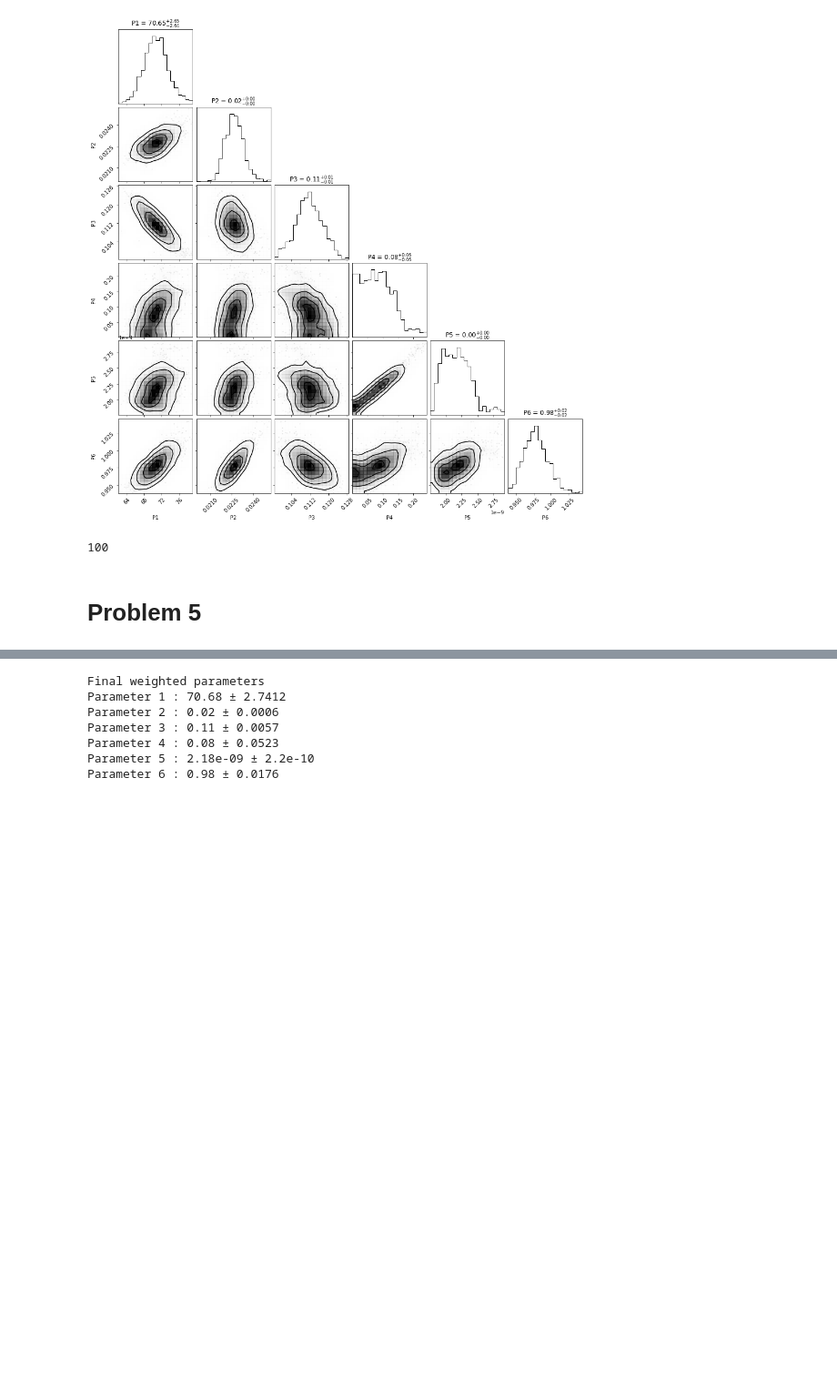
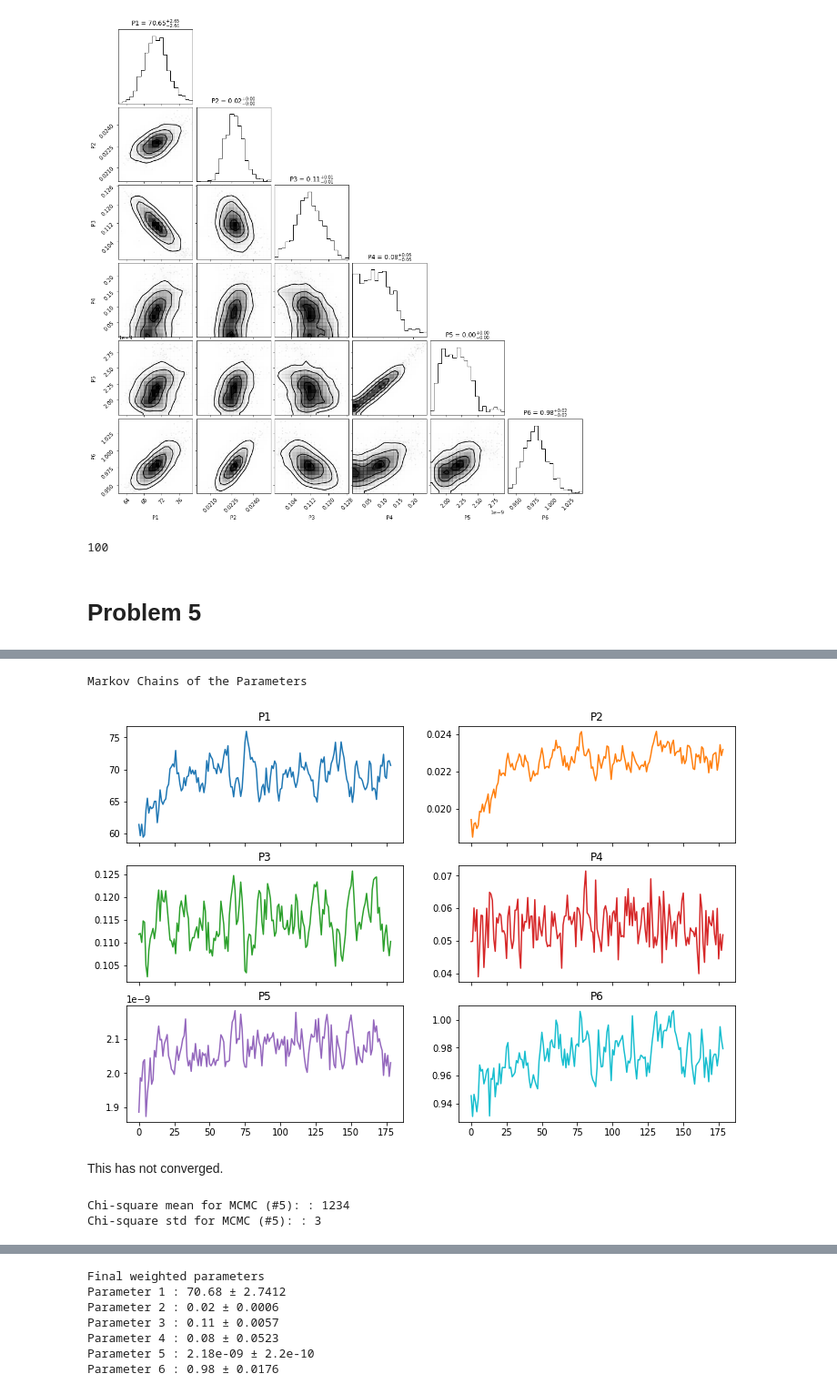
Before and after one commit to kinetic-kit/phys512, a Jupyter notebook: problem_sets/ProblemSet3.ipynb, the cells around one changed output, grey strips where cells are left out. Shown at 91% size. Cells and saved outputs as stored; diff of their text form; code cells hidden in the pictures; blank space fills up the shorter version.

```diff
--- a/problem_sets/ProblemSet3.ipynb
+++ b/problem_sets/ProblemSet3.ipynb
@@ -1027,24 +1077,38 @@ plt.show()
 # %%
 #Plot of Markov Chains
 print("Markov Chains of the Parameters")
 fig, axs = plt.subplots(3, 2, figsize=(12,8),sharex=True)
-axs[0, 0].plot(wchain[1:,0])
+axs[0, 0].plot(wchain[1:iteration+1:,0])
 axs[0, 0].set_title('P1')
-axs[0, 1].plot(wchain[1:,1], 'tab:orange')
+axs[0, 1].plot(wchain[1:iteration+1:,1], 'tab:orange')
 axs[0, 1].set_title('P2')
-axs[1, 0].plot(wchain[1:,2], 'tab:green')
+axs[1, 0].plot(wchain[1:iteration+1:,2], 'tab:green')
 axs[1, 0].set_title('P3')
-axs[1, 1].plot(wchain[1:,3], 'tab:red')
+axs[1, 1].plot(wchain[1:iteration+1:,3], 'tab:red')
 axs[1, 1].set_title('P4')
-axs[2, 0].plot(wchain[1:,4], 'tab:purple')
+axs[2, 0].plot(wchain[1:iteration+1:,4], 'tab:purple')
 axs[2, 0].set_title('P5')
-axs[2, 1].plot(wchain[1:,5], 'tab:cyan')
+axs[2, 1].plot(wchain[1:iteration+1:,5], 'tab:cyan')
 axs[2, 1].set_title('P6')
 
 #for ax in axs.flat:
 #    ax.set(xlabel='x-label', ylabel='y-label')
 
 # Hide x labels and tick labels for top plots and y ticks for right plots.
 #for ax in axs.flat:
 #    ax.label_outer()
 plt.show()
+# %% [output]
+Markov Chains of the Parameters
+[figure, added]
+# %% [markdown]
+This has not converged.
+# %%
+chi_mean = np.mean(wchivec[25:iteration+1])
+chi_std = np.std(wchivec[25:iteration+1])
+
+print("Chi-square mean for MCMC (#5):", ": %.f" % chi_mean)
+print("Chi-square std for MCMC (#5):", ": %.f" % chi_std)
+# %% [output]
+Chi-square mean for MCMC (#5): : 1234
+Chi-square std for MCMC (#5): : 3
```
Also changed, not shown: parts of 20 cells of this notebook.
